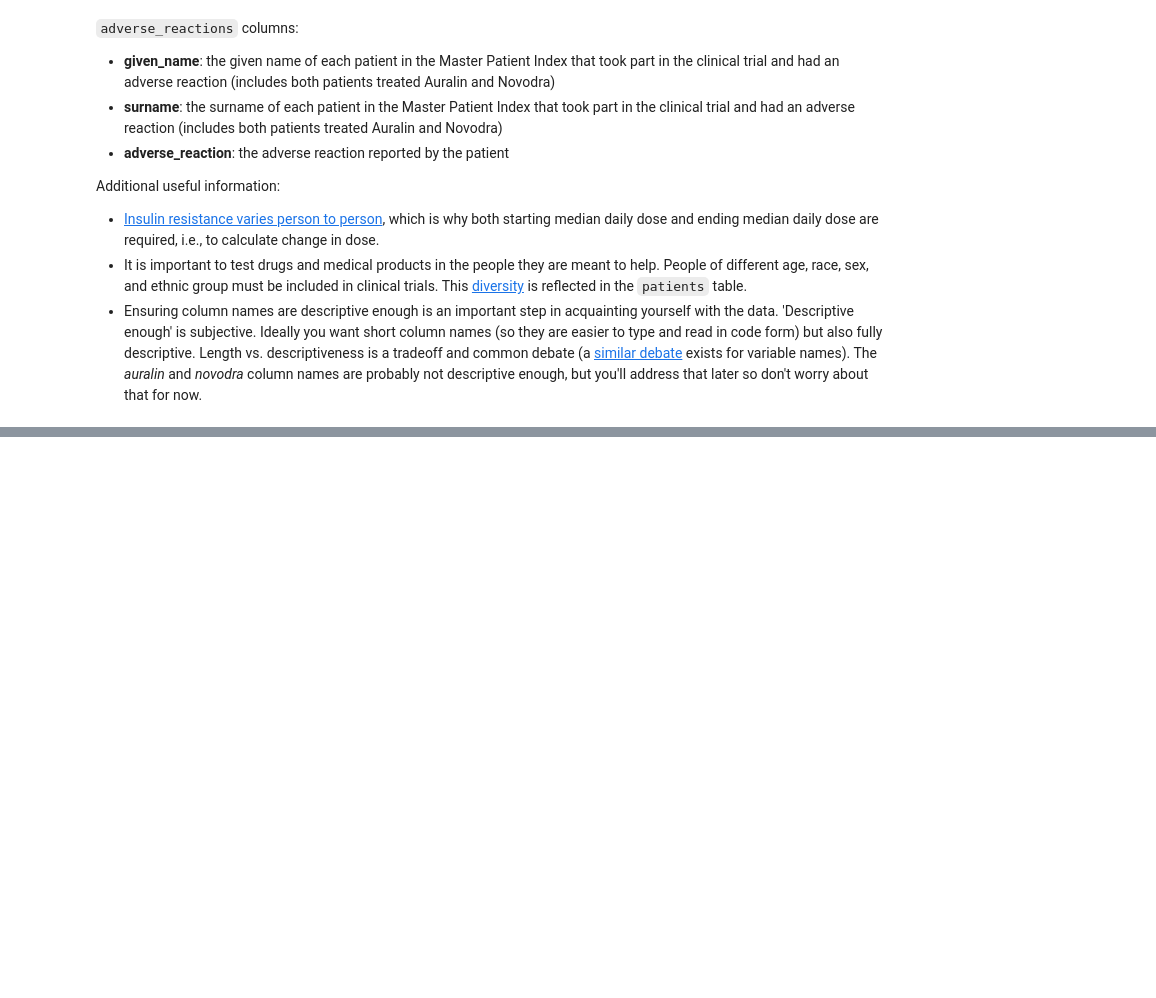
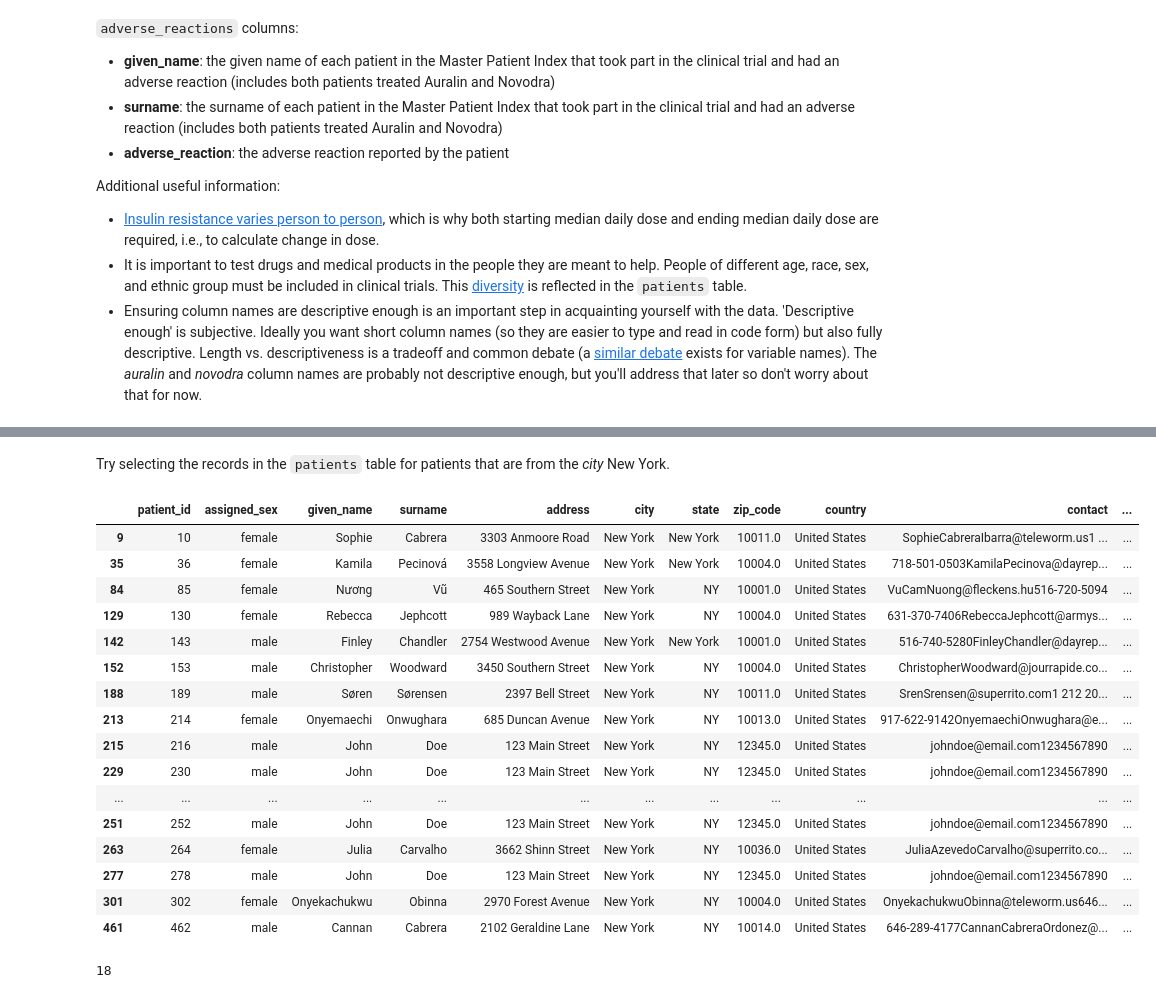
Before and after one commit to ahmed-gharib89/assessing_cleaning_data, a Jupyter notebook: assessing.ipynb, the cells around one changed output, grey strips where cells are left out. Drawn from its saved outputs; the diff is of its cells as text; code cells hidden in the pictures; blank space fills up the shorter version.

```diff
--- a/assessing.ipynb
+++ b/assessing.ipynb
@@ -110,0 +214,26 @@ Additional useful information:
+# %% [markdown]
+Try selecting the records in the `patients` table for patients that are from the *city* New York.
+# %%
+patients[patients['city'] == 'New York']
+# %% [output]
+|  | patient_id | assigned_sex | given_name | surname | address | city | state | zip_code | country | contact | ... |
+| 9 | 10 | female | Sophie | Cabrera | 3303 Anmoore Road | New York | New York | 10011.0 | United States | SophieCabreraIbarra@teleworm.us1 ... | ... |
+| 35 | 36 | female | Kamila | Pecinová | 3558 Longview Avenue | New York | New York | 10004.0 | United States | 718-501-0503KamilaPecinova@dayrep... | ... |
+| 84 | 85 | female | Nương | Vũ | 465 Southern Street | New York | NY | 10001.0 | United States | VuCamNuong@fleckens.hu516-720-5094 | ... |
+| 129 | 130 | female | Rebecca | Jephcott | 989 Wayback Lane | New York | NY | 10004.0 | United States | 631-370-7406RebeccaJephcott@armys... | ... |
+| 142 | 143 | male | Finley | Chandler | 2754 Westwood Avenue | New York | New York | 10001.0 | United States | 516-740-5280FinleyChandler@dayrep... | ... |
+| 152 | 153 | male | Christopher | Woodward | 3450 Southern Street | New York | NY | 10004.0 | United States | ChristopherWoodward@jourrapide.co... | ... |
+| 188 | 189 | male | Søren | Sørensen | 2397 Bell Street | New York | NY | 10011.0 | United States | SrenSrensen@superrito.com1 212 20... | ... |
+| 213 | 214 | female | Onyemaechi | Onwughara | 685 Duncan Avenue | New York | NY | 10013.0 | United States | 917-622-9142OnyemaechiOnwughara@e... | ... |
+| 215 | 216 | male | John | Doe | 123 Main Street | New York | NY | 12345.0 | United States | johndoe@email.com1234567890 | ... |
+| 229 | 230 | male | John | Doe | 123 Main Street | New York | NY | 12345.0 | United States | johndoe@email.com1234567890 | ... |
+| ... | ... | ... | ... | ... | ... | ... | ... | ... | ... | ... | ... |
+| 251 | 252 | male | John | Doe | 123 Main Street | New York | NY | 12345.0 | United States | johndoe@email.com1234567890 | ... |
+| 263 | 264 | female | Julia | Carvalho | 3662 Shinn Street | New York | NY | 10036.0 | United States | JuliaAzevedoCarvalho@superrito.co... | ... |
+| 277 | 278 | male | John | Doe | 123 Main Street | New York | NY | 12345.0 | United States | johndoe@email.com1234567890 | ... |
+| 301 | 302 | female | Onyekachukwu | Obinna | 2970 Forest Avenue | New York | NY | 10004.0 | United States | OnyekachukwuObinna@teleworm.us646... | ... |
+| 461 | 462 | male | Cannan | Cabrera | 2102 Geraldine Lane | New York | NY | 10014.0 | United States | 646-289-4177CannanCabreraOrdonez@... | ... |
+# %%
+len(patients[patients['city'] == 'New York'])
+# %% [output]
+18
```
Also changed, not shown: parts of 19 cells of this notebook.
